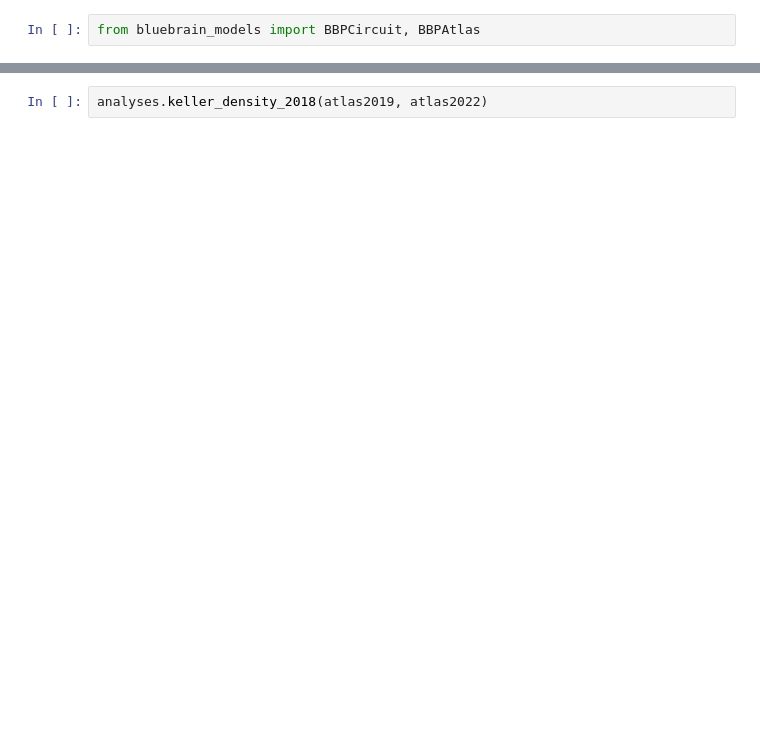
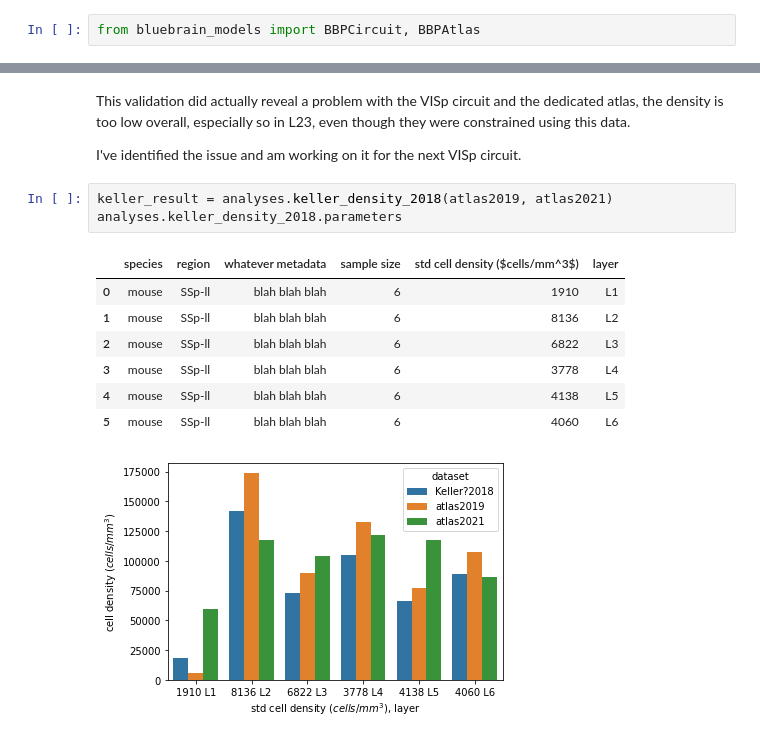
Before and after one commit to HDictus/pyRMV, a Jupyter notebook: Validate Visual Cortex cell density.ipynb, the cells around one changed output, grey strips where cells are left out. Cells and saved outputs as stored; diff of their text form; blank space fills up the shorter version.

```diff
--- a/Validate Visual Cortex cell density.ipynb
+++ b/Validate Visual Cortex cell density.ipynb
@@ -13,5 +68,19 @@ analyses.schuz_density_1989(VISp2022, atlas2019, atlas2022)
+# %% [markdown]
+This validation did actually reveal a problem with the VISp circuit and the dedicated atlas, the density is too low overall, especially so in L23, even though they were constrained using this data.
+
+I've identified the issue and am working on it for the next VISp circuit.
 # %%
-analyses.keller_density_2018(atlas2019, atlas2022)
+keller_result = analyses.keller_density_2018(atlas2019, atlas2021)
+analyses.keller_density_2018.parameters
+# %% [output]
+|  | species | region | whatever metadata | sample size | std cell density ($cells/mm^3$) | layer |
+| 0 | mouse | SSp-ll | blah blah blah | 6 | 1910 | L1 |
+| 1 | mouse | SSp-ll | blah blah blah | 6 | 8136 | L2 |
+| 2 | mouse | SSp-ll | blah blah blah | 6 | 6822 | L3 |
+| 3 | mouse | SSp-ll | blah blah blah | 6 | 3778 | L4 |
+| 4 | mouse | SSp-ll | blah blah blah | 6 | 4138 | L5 |
+| 5 | mouse | SSp-ll | blah blah blah | 6 | 4060 | L6 |
+[figure, added]
 # %%
 print(analyses.schuz_density_1989.parameters)
 # %% [output]
```
Also changed, not shown: parts of 10 cells of this notebook, 7 other files.
